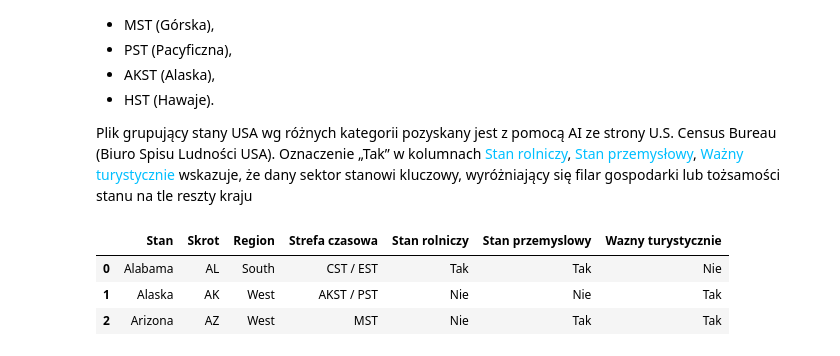
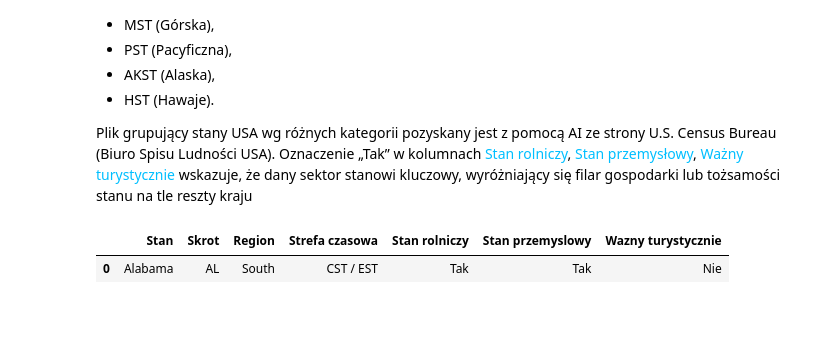
Before and after one commit to michalinahinc/Kurs_Analiza, a Jupyter notebook: pliki_robocze/Analiza_GK.ipynb, the cells around one changed output. Drawn from its saved outputs; the diff is of its cells as text; code cells hidden in the pictures; blank space fills up the shorter version.

```diff
--- a/pliki_robocze/Analiza_GK.ipynb
+++ b/pliki_robocze/Analiza_GK.ipynb
@@ -33,12 +27,10 @@ Plik grupujący stany USA wg różnych kategorii pozyskany jest z pomocą AI ze
 Oznaczenie „Tak” w kolumnach <span style="color: deepskyblue;">Stan rolniczy</span>, <span style="color: deepskyblue;">Stan przemysłowy</span>, <span style="color: deepskyblue;">Ważny turystycznie</span> wskazuje,</BR> że dany sektor stanowi kluczowy, wyróżniający się filar gospodarki lub tożsamości stanu na tle reszty kraju
 # %%
 df_state = pd.read_csv("../data/przypisanie_stanowUSA.csv", sep=';', encoding="cp1250")
-df_state.head(3)
+df_state.head(1)
 # %% [output]
 |  | Stan | Skrot | Region | Strefa czasowa | Stan rolniczy | Stan przemyslowy | Wazny turystycznie |
 | 0 | Alabama | AL | South | CST / EST | Tak | Tak | Nie |
-| 1 | Alaska | AK | West | AKST / PST | Nie | Nie | Tak |
-| 2 | Arizona | AZ | West | MST | Nie | Tak | Tak |
 # %%
 
 # dołącz nazwę stanu
```
Also changed, not shown: parts of 11 cells of this notebook, 2 other files.
